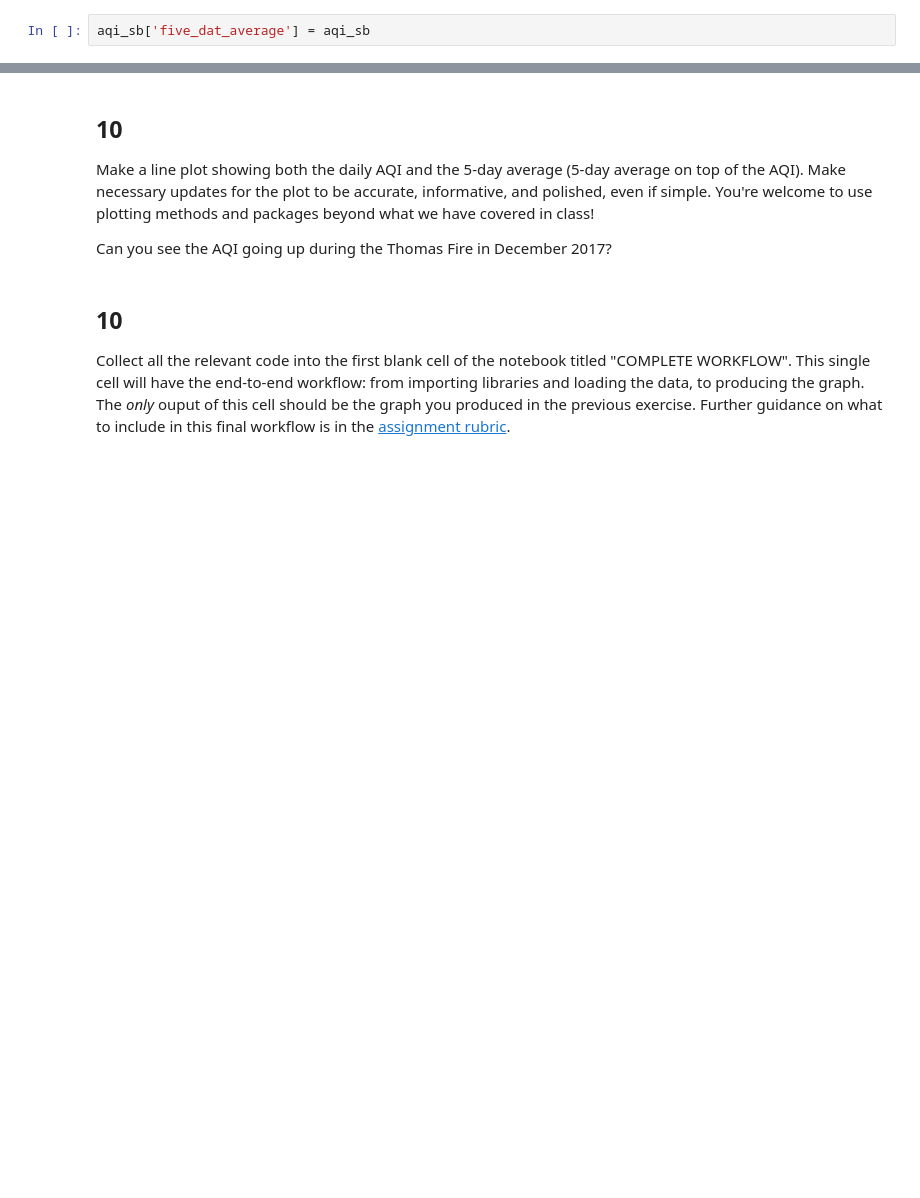
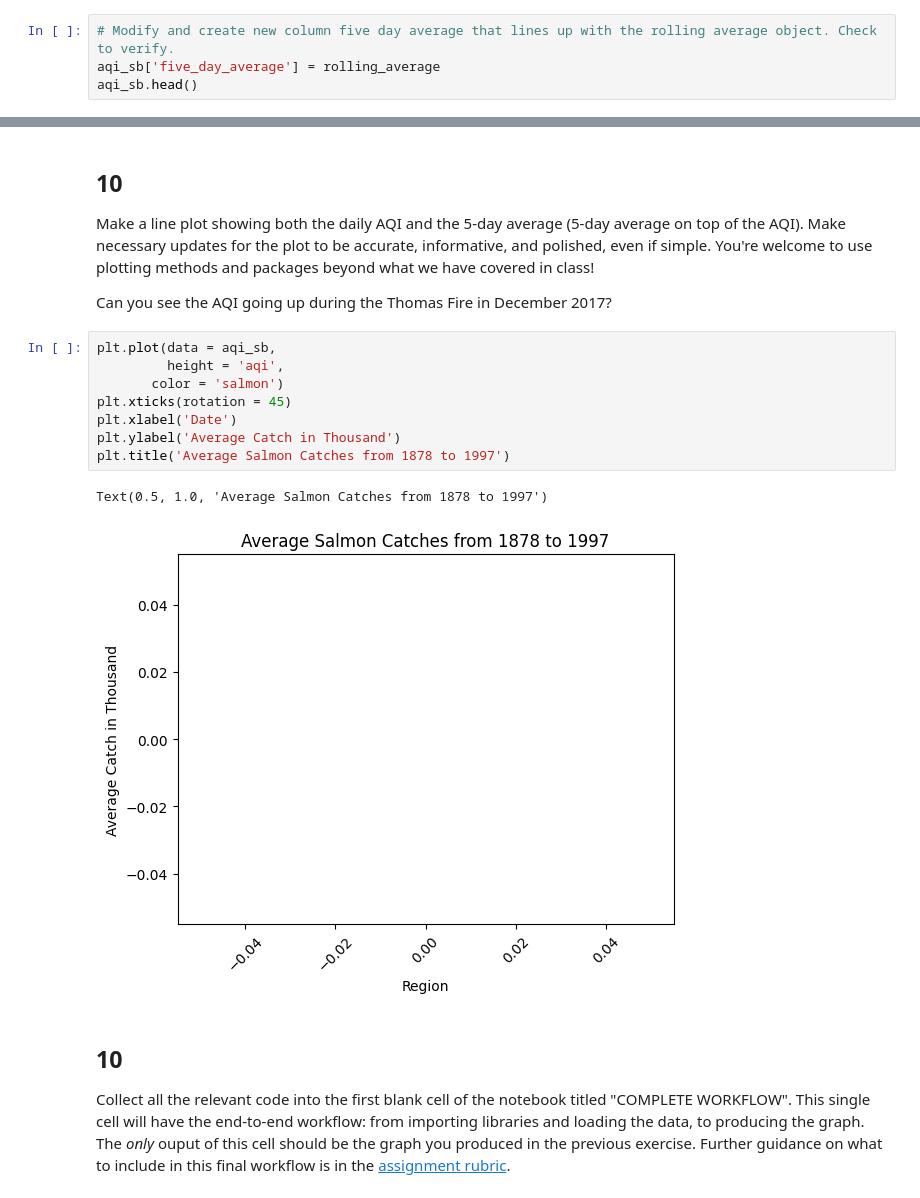
Before and after one commit to bgrazda/eds220-hwk2, a Jupyter notebook: hwk2-task3-aqi.ipynb, the cells around one changed output, grey strips where cells are left out. Saved outputs shown, nothing was run; the diff lists cells and outputs as text; blank space fills up the shorter version.

```diff
--- a/hwk2-task3-aqi.ipynb
+++ b/hwk2-task3-aqi.ipynb
@@ -292,5 +292,7 @@ Name: aqi, Length: 730, dtype: float64
 ## 9
 
 Without creating any new variables, add the mean of the AQI over a 5-day rolling window as a new column named `five_day_average` to the `aqi_sb` dataframe.
-# %%
-aqi_sb['five_dat_average'] = aqi_sb
+# %%
+# Modify and create new column five day average that lines up with the rolling average object. Check to verify.
+aqi_sb['five_day_average'] = rolling_average
+aqi_sb.head()
@@ -301,6 +311,17 @@ aqi_sb['five_dat_average'] = aqi_sb
 Make a line plot showing both the daily AQI and the 5-day average (5-day average on top of the AQI). Make necessary updates for the plot to be accurate, informative, and polished, even if simple. You're welcome to use plotting methods and packages beyond what we have covered in class!
 
 Can you see the AQI going up during the Thomas Fire in December 2017?
+# %%
+plt.plot(data = aqi_sb,
+         height = 'aqi',
+       color = 'salmon')
+plt.xticks(rotation = 45)
+plt.xlabel('Date')
+plt.ylabel('Average Catch in Thousand')
+plt.title('Average Salmon Catches from 1878 to 1997')
+# %% [output]
+Text(0.5, 1.0, 'Average Salmon Catches from 1878 to 1997')
+[figure, added]
 # %% [markdown]
 ## 10
 
```
Also changed, not shown: parts of 2 cells of this notebook, 1 other file.
